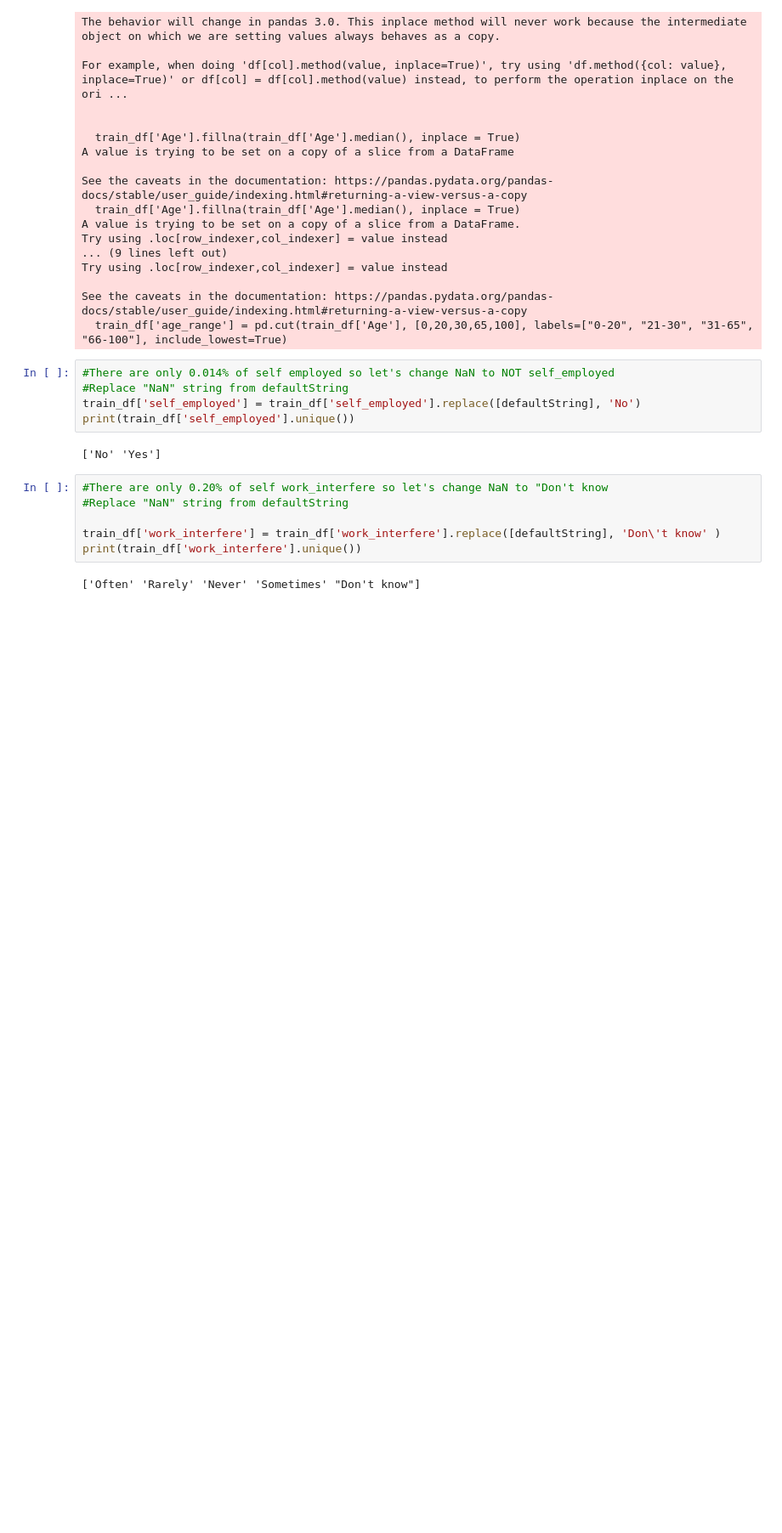
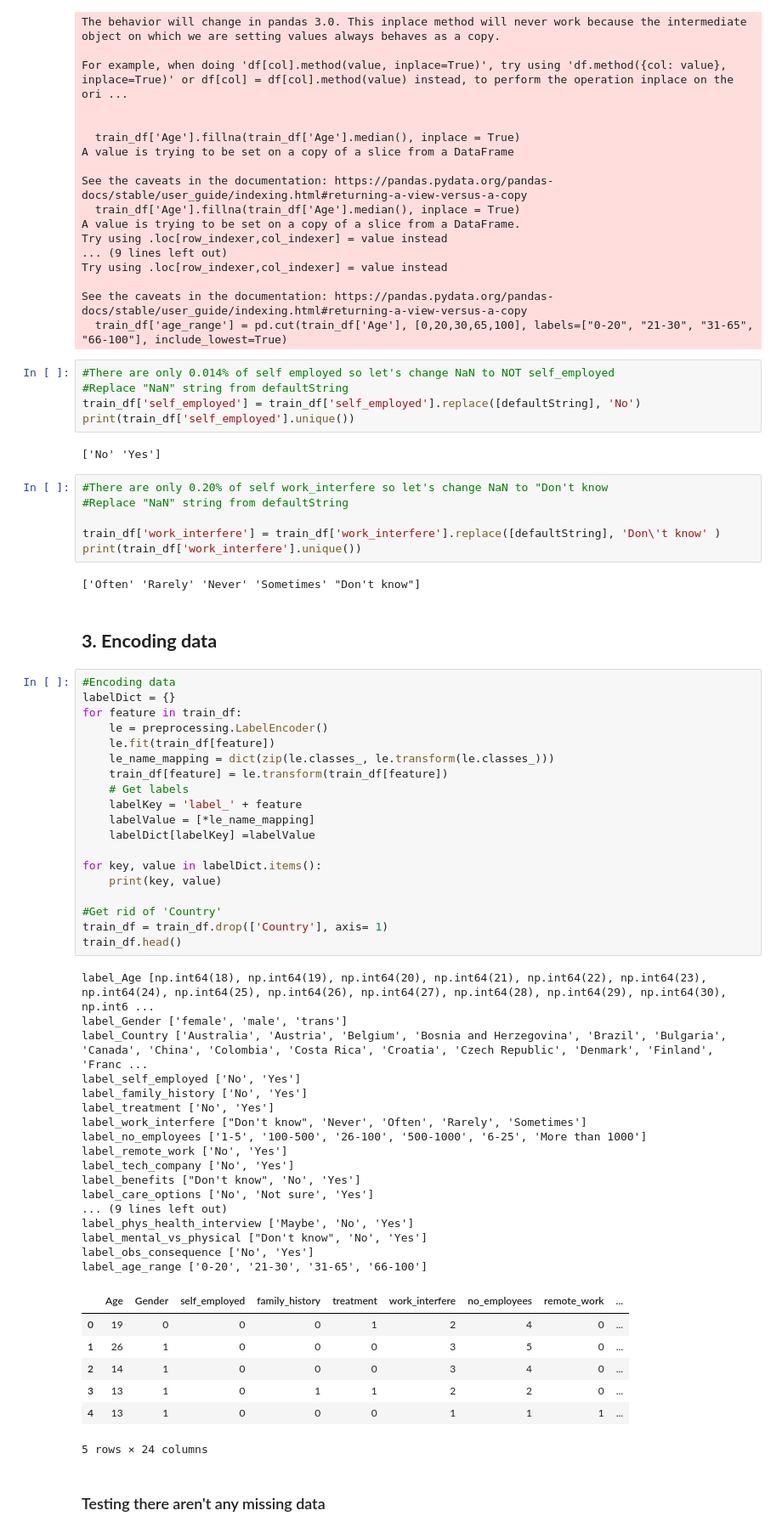
Before and after one commit to Utsavreddy9/Mental_Health_Analyzer, a Jupyter notebook: Mental_Health_Analyzer.ipynb, the cells around one changed output. Shown: that part at 85% size. Drawn from its saved outputs; the diff is of its cells as text; blank space fills up the shorter version.

```diff
--- a/Mental_Health_Analyzer.ipynb
+++ b/Mental_Health_Analyzer.ipynb
@@ -209,3 +209,52 @@ train_df['work_interfere'] = train_df['work_interfere'].replace([defaultString],
 print(train_df['work_interfere'].unique())
 # %% [output]
 ['Often' 'Rarely' 'Never' 'Sometimes' "Don't know"]
+# %% [markdown]
+<a id='Encoding_data'></a>
+## **3. Encoding data**
+# %%
+#Encoding data
+labelDict = {}
+for feature in train_df:
+    le = preprocessing.LabelEncoder()
+    le.fit(train_df[feature])
+    le_name_mapping = dict(zip(le.classes_, le.transform(le.classes_)))
+    train_df[feature] = le.transform(train_df[feature])
+    # Get labels
+    labelKey = 'label_' + feature
+    labelValue = [*le_name_mapping]
+    labelDict[labelKey] =labelValue
+
+for key, value in labelDict.items():
+    print(key, value)
+
+#Get rid of 'Country'
+train_df = train_df.drop(['Country'], axis= 1)
+train_df.head()
+# %% [output]
+label_Age [np.int64(18), np.int64(19), np.int64(20), np.int64(21), np.int64(22), np.int64(23), np.int64(24), np.int64(25), np.int64(26), np.int64(27), np.int64(28), np.int64(29), np.int64(30), np.int6 ...
+label_Gender ['female', 'male', 'trans']
+label_Country ['Australia', 'Austria', 'Belgium', 'Bosnia and Herzegovina', 'Brazil', 'Bulgaria', 'Canada', 'China', 'Colombia', 'Costa Rica', 'Croatia', 'Czech Republic', 'Denmark', 'Finland', 'Franc ...
+label_self_employed ['No', 'Yes']
+label_family_history ['No', 'Yes']
+label_treatment ['No', 'Yes']
+label_work_interfere ["Don't know", 'Never', 'Often', 'Rarely', 'Sometimes']
+label_no_employees ['1-5', '100-500', '26-100', '500-1000', '6-25', 'More than 1000']
+label_remote_work ['No', 'Yes']
+label_tech_company ['No', 'Yes']
+label_benefits ["Don't know", 'No', 'Yes']
+label_care_options ['No', 'Not sure', 'Yes']
+... (9 lines left out)
+label_phys_health_interview ['Maybe', 'No', 'Yes']
+label_mental_vs_physical ["Don't know", 'No', 'Yes']
+label_obs_consequence ['No', 'Yes']
+label_age_range ['0-20', '21-30', '31-65', '66-100']
+|  | Age | Gender | self_employed | family_history | treatment | work_interfere | no_employees | remote_work | ... |
+| 0 | 19 | 0 | 0 | 0 | 1 | 2 | 4 | 0 | ... |
+| 1 | 26 | 1 | 0 | 0 | 0 | 3 | 5 | 0 | ... |
+| 2 | 14 | 1 | 0 | 0 | 0 | 3 | 4 | 0 | ... |
+| 3 | 13 | 1 | 0 | 1 | 1 | 2 | 2 | 0 | ... |
+| 4 | 13 | 1 | 0 | 0 | 0 | 1 | 1 | 1 | ... |
+5 rows × 24 columns
+# %% [markdown]
+### Testing there aren't any missing data
```
Also changed, not shown: parts of 1 cell of this notebook.
